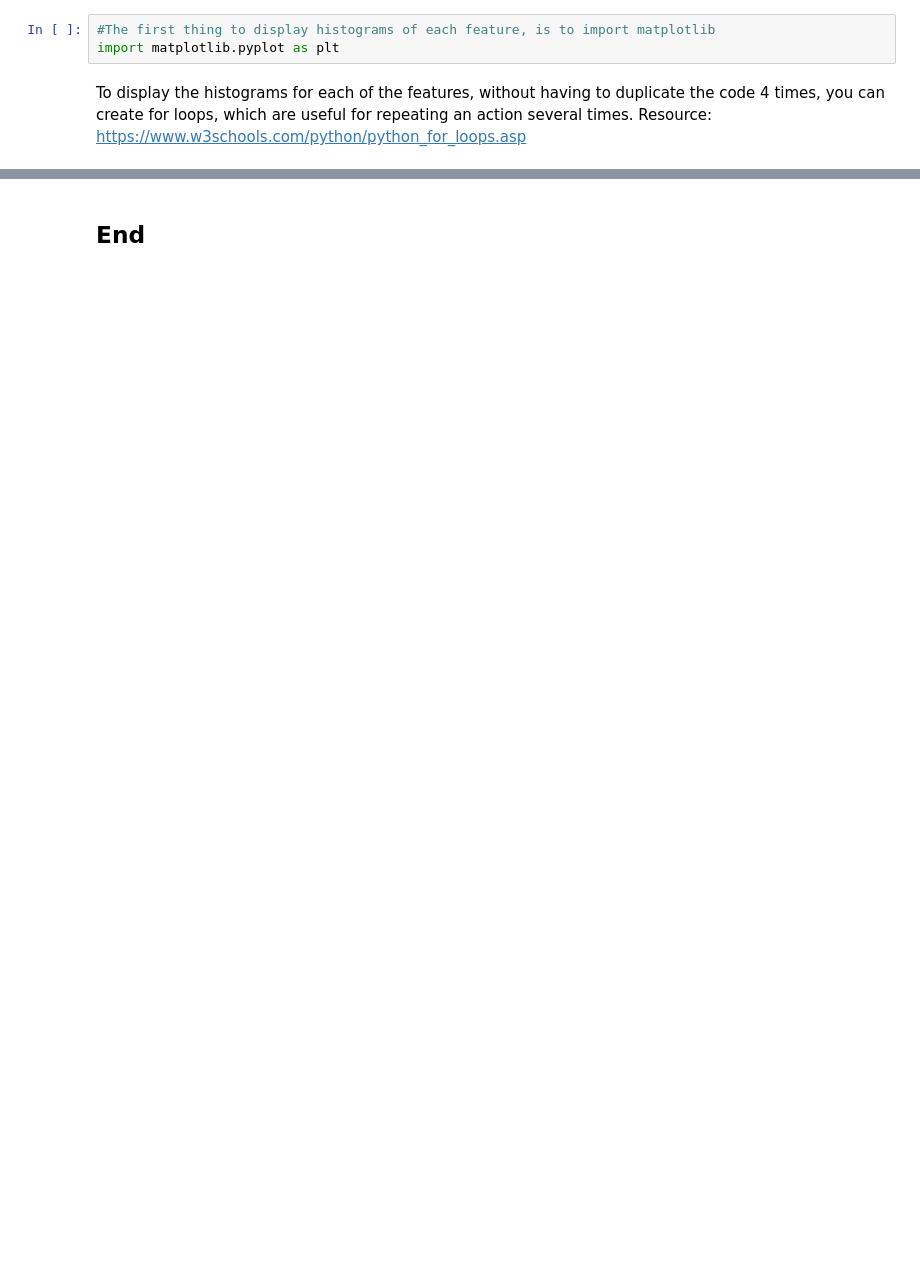
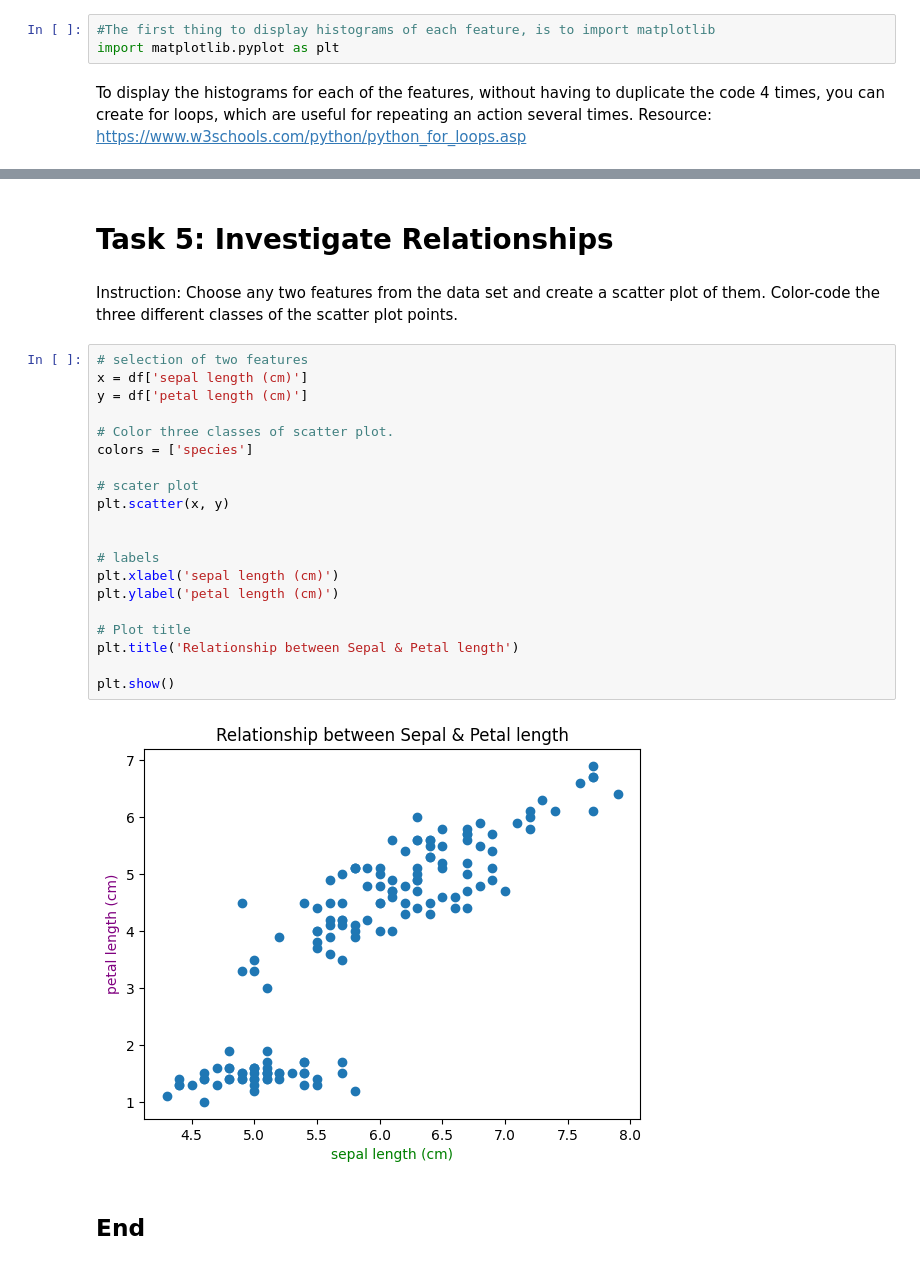
Before and after one commit to tanyasanjuan/principles_of_data_analytics, a Jupyter notebook: iris-dataset-tasks.ipynb, the cells around one changed output, grey strips where cells are left out. Cells and saved outputs as stored; diff of their text form; blank space fills up the shorter version.

Commit message:
Task 5 - choose 2 features and create a scatter plot.

```diff
--- a/iris-dataset-tasks.ipynb
+++ b/iris-dataset-tasks.ipynb
@@ -202,5 +204,32 @@ for feature_name in iris_data['feature_names']:
 [figure]
 [figure]
 [figure]
+# %% [markdown]
+# Task 5: Investigate Relationships
+# %% [markdown]
+Instruction: Choose any two features from the data set and create a scatter plot of them.
+Color-code the three different classes of the scatter plot points.
+# %%
+# selection of two features
+x = df['sepal length (cm)']
+y = df['petal length (cm)']
+
+# Color three classes of scatter plot.
+colors = ['species']
+
+# scater plot
+plt.scatter(x, y)
+
+
+# labels
+plt.xlabel('sepal length (cm)')
+plt.ylabel('petal length (cm)')
+
+# Plot title
+plt.title('Relationship between Sepal & Petal length')
+
+plt.show()
+# %% [output]
+[figure, added]
 # %% [markdown]
 ## End
```
Also changed, not shown: parts of 3 cells of this notebook.
